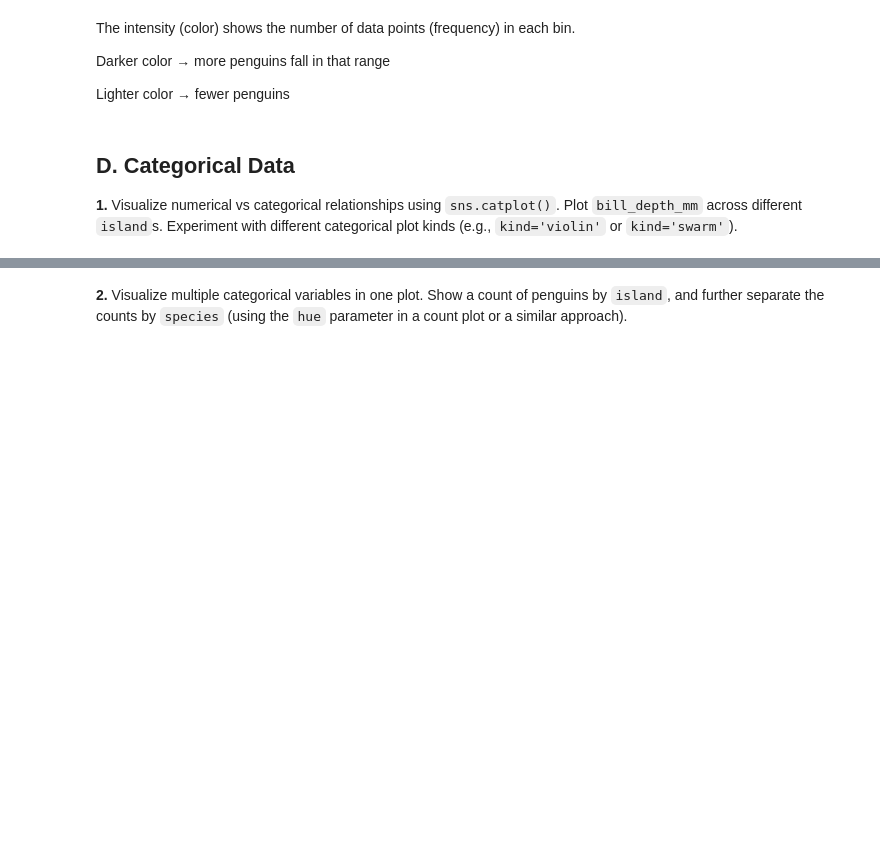
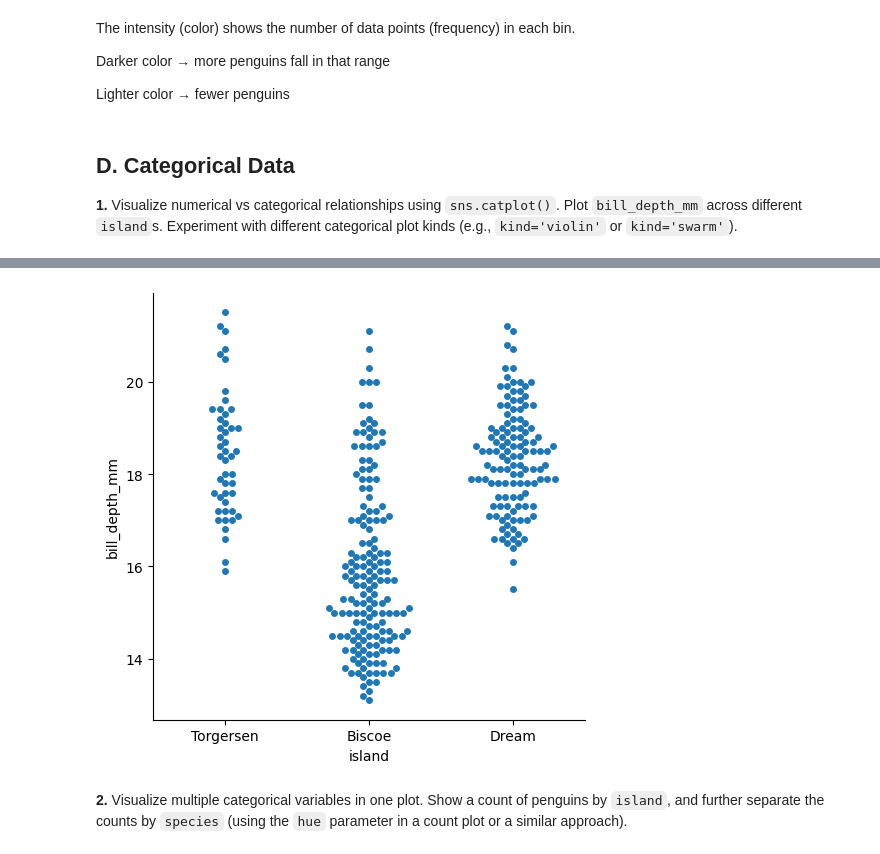
Before and after one commit to ibtihalalf/Exercises1, a Jupyter notebook: Week2/M3/m3_2_exercise.ipynb, the cells around one changed output, grey strips where cells are left out. Cells and saved outputs as stored; diff of their text form; code cells hidden in the pictures; blank space fills up the shorter version.

```diff
--- a/Week2/M3/m3_2_exercise.ipynb
+++ b/Week2/M3/m3_2_exercise.ipynb
@@ -178,2 +187,13 @@ Lighter color → fewer penguins
+# %%
+sns.catplot(
+    data=penguins,
+    x="island",
+    y="bill_depth_mm",
+    kind="swarm"
+)
+
+plt.show()
+# %% [output]
+[figure, added]
 # %% [markdown]
 **2.** Visualize multiple categorical variables in one plot. Show a count of penguins by `island`, and further separate the counts by `species` (using the `hue` parameter in a count plot or a similar approach).
```
Also changed, not shown: parts of 4 cells of this notebook.
